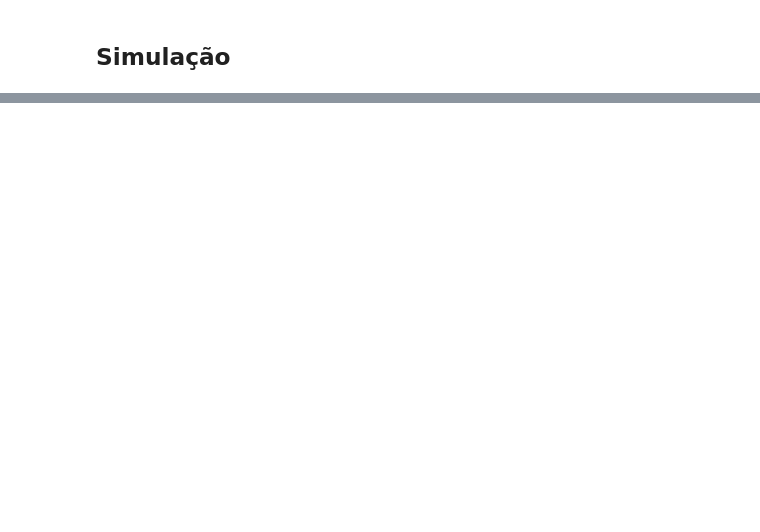
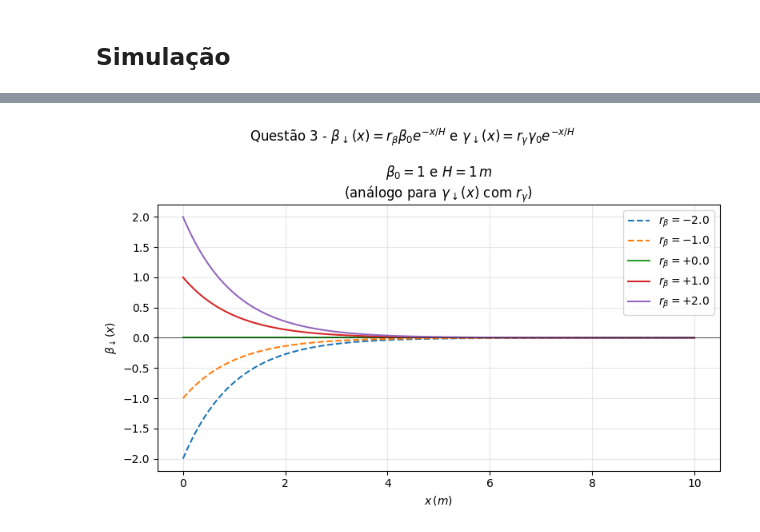
Before and after one commit to Lucas-GBP/mecanica-geral, a Jupyter notebook: src/firstProject.ipynb, the cells around one changed output, grey strips where cells are left out. Cells and saved outputs as stored; diff of their text form; code cells hidden in the pictures; blank space fills up the shorter version.

```diff
--- a/src/firstProject.ipynb
+++ b/src/firstProject.ipynb
@@ -224,0 +482,45 @@ VBox(children=(HBox(children=(FloatSlider(value=1.0, description='β₀ (kg/s):'
+# %%
+# Questão 3: análise gráfica sem redundância (beta_down e gamma_down são análogos)
+x = np.linspace(0.0, 10.0, 500)
+
+def beta_up(x: np.ndarray, beta_0: float, h: float) -> np.ndarray:
+    return beta_0 * np.exp(-x / h)
+
+def beta_down(x: np.ndarray, beta_0: float, h: float, r_beta: float) -> np.ndarray:
+    return r_beta * beta_up(x, beta_0, h)
+
+beta_0_base = BETA_O
+h_base = H
+
+# Cenários pedidos no enunciado: r = -1, 0, +1
+r_beta_values = [-2.0, -1.0, 0.0, 1.0, 2.0]
+
+fig, ax = plt.subplots(figsize=(8, 5))
+
+for r_beta in r_beta_values:
+    style = '-' if r_beta >= 0 else '--'
+    ax.plot(
+        x,
+        beta_down(x, beta_0_base, h_base, r_beta),
+        linestyle=style,
+        label=rf'$r_\beta={r_beta:+.1f}$'
+    )
+
+ax.axhline(0.0, color='black', linewidth=0.8, alpha=0.6)
+ax.set_title(
+    rf'$\beta_0={beta_0_base:.3g}$ e $H={h_base:.3g}\,m$'
+    + '\n'
+    + r'(análogo para $\gamma_\downarrow(x)$ com $r_\gamma$)'
+    )
+ax.set_xlabel(r'$x\,(m)$')
+ax.set_ylabel(r'$\beta_\downarrow(x)$')
+ax.grid(True, alpha=0.3)
+ax.legend()
+
+plt.suptitle(
+    r'Questão 3 - $\beta_\downarrow(x)=r_\beta\beta_0e^{-x/H}$ e $\gamma_\downarrow(x)=r_\gamma\gamma_0e^{-x/H}$'
+    )
+plt.tight_layout()
+plt.show()
+# %% [output]
+[figure, added]
```
Also changed, not shown: parts of 28 cells of this notebook, 2 other files.
